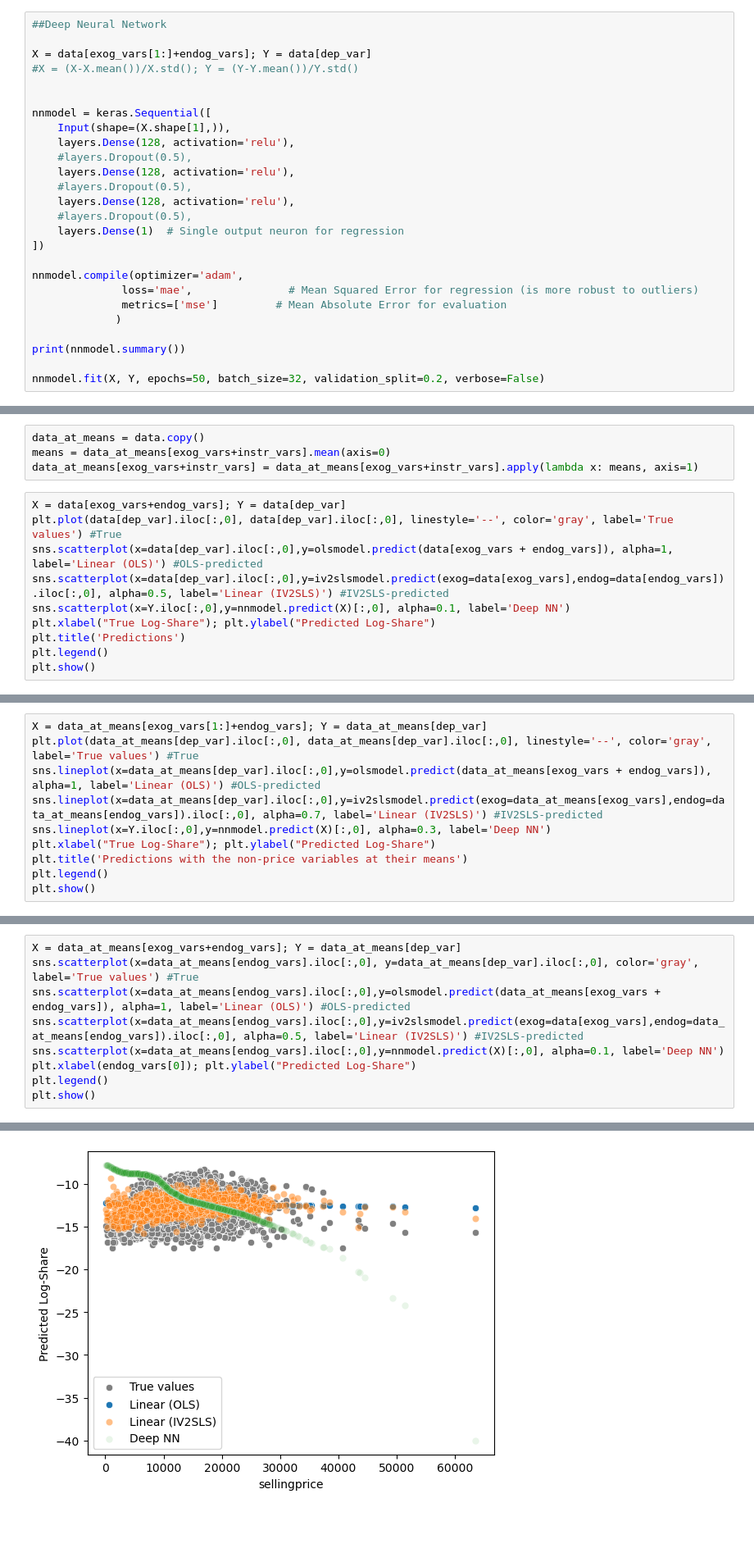
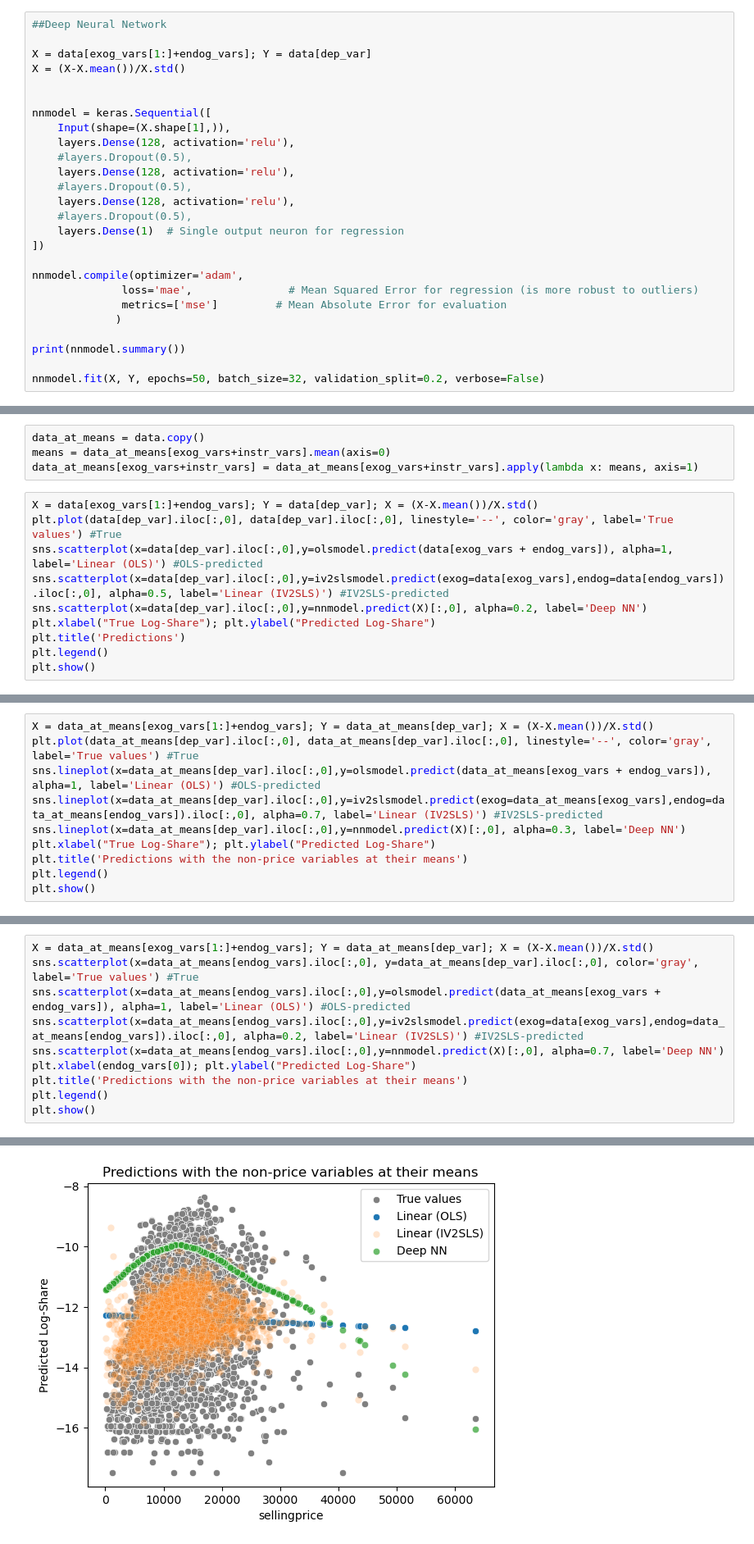
Before and after one commit to raphaelzerbato/AI_Workshop, a Jupyter notebook: car_price_prossessing.ipynb, the cells around one changed output, grey strips where cells are left out. Shown at 82% size. Cells and saved outputs as stored; diff of their text form; blank space fills up the shorter version.

```diff
--- a/car_price_prossessing.ipynb
+++ b/car_price_prossessing.ipynb
@@ -587,7 +593,7 @@ Beta_IV
 ##Deep Neural Network
 
 X = data[exog_vars[1:]+endog_vars]; Y = data[dep_var]
-#X = (X-X.mean())/X.std(); Y = (Y-Y.mean())/Y.std()
+X = (X-X.mean())/X.std()
 
 
 nnmodel = keras.Sequential([
@@ -652,11 +663,11 @@ data_at_means = data.copy()
 means = data_at_means[exog_vars+instr_vars].mean(axis=0)
 data_at_means[exog_vars+instr_vars] = data_at_means[exog_vars+instr_vars].apply(lambda x: means, axis=1)
 # %%
-X = data[exog_vars+endog_vars]; Y = data[dep_var]
+X = data[exog_vars[1:]+endog_vars]; Y = data[dep_var]; X = (X-X.mean())/X.std()
 plt.plot(data[dep_var].iloc[:,0], data[dep_var].iloc[:,0], linestyle='--', color='gray', label='True values') #True
 sns.scatterplot(x=data[dep_var].iloc[:,0],y=olsmodel.predict(data[exog_vars + endog_vars]), alpha=1, label='Linear (OLS)') #OLS-predicted
 sns.scatterplot(x=data[dep_var].iloc[:,0],y=iv2slsmodel.predict(exog=data[exog_vars],endog=data[endog_vars]).iloc[:,0], alpha=0.5, label='Linear (IV2SLS)') #IV2SLS-predicted
-sns.scatterplot(x=Y.iloc[:,0],y=nnmodel.predict(X)[:,0], alpha=0.1, label='Deep NN')
+sns.scatterplot(x=data[dep_var].iloc[:,0],y=nnmodel.predict(X)[:,0], alpha=0.2, label='Deep NN')
 plt.xlabel("True Log-Share"); plt.ylabel("Predicted Log-Share")
 plt.title('Predictions')
 plt.legend()
@@ -667,9 +678,9 @@ plt.show()
 # %%
-X = data_at_means[exog_vars[1:]+endog_vars]; Y = data_at_means[dep_var]
+X = data_at_means[exog_vars[1:]+endog_vars]; Y = data_at_means[dep_var]; X = (X-X.mean())/X.std()
 plt.plot(data_at_means[dep_var].iloc[:,0], data_at_means[dep_var].iloc[:,0], linestyle='--', color='gray', label='True values') #True
 sns.lineplot(x=data_at_means[dep_var].iloc[:,0],y=olsmodel.predict(data_at_means[exog_vars + endog_vars]), alpha=1, label='Linear (OLS)') #OLS-predicted
 sns.lineplot(x=data_at_means[dep_var].iloc[:,0],y=iv2slsmodel.predict(exog=data_at_means[exog_vars],endog=data_at_means[endog_vars]).iloc[:,0], alpha=0.7, label='Linear (IV2SLS)') #IV2SLS-predicted
-sns.lineplot(x=Y.iloc[:,0],y=nnmodel.predict(X)[:,0], alpha=0.3, label='Deep NN')
+sns.lineplot(x=data_at_means[dep_var].iloc[:,0],y=nnmodel.predict(X)[:,0], alpha=0.3, label='Deep NN')
 plt.xlabel("True Log-Share"); plt.ylabel("Predicted Log-Share")
 plt.title('Predictions with the non-price variables at their means')
 plt.legend()
@@ -680,10 +691,11 @@ plt.show()
 # %%
-X = data_at_means[exog_vars+endog_vars]; Y = data_at_means[dep_var]
+X = data_at_means[exog_vars[1:]+endog_vars]; Y = data_at_means[dep_var]; X = (X-X.mean())/X.std()
 sns.scatterplot(x=data_at_means[endog_vars].iloc[:,0], y=data_at_means[dep_var].iloc[:,0], color='gray', label='True values') #True
 sns.scatterplot(x=data_at_means[endog_vars].iloc[:,0],y=olsmodel.predict(data_at_means[exog_vars + endog_vars]), alpha=1, label='Linear (OLS)') #OLS-predicted
-sns.scatterplot(x=data_at_means[endog_vars].iloc[:,0],y=iv2slsmodel.predict(exog=data[exog_vars],endog=data_at_means[endog_vars]).iloc[:,0], alpha=0.5, label='Linear (IV2SLS)') #IV2SLS-predicted
-sns.scatterplot(x=data_at_means[endog_vars].iloc[:,0],y=nnmodel.predict(X)[:,0], alpha=0.1, label='Deep NN')
+sns.scatterplot(x=data_at_means[endog_vars].iloc[:,0],y=iv2slsmodel.predict(exog=data[exog_vars],endog=data_at_means[endog_vars]).iloc[:,0], alpha=0.2, label='Linear (IV2SLS)') #IV2SLS-predicted
+sns.scatterplot(x=data_at_means[endog_vars].iloc[:,0],y=nnmodel.predict(X)[:,0], alpha=0.7, label='Deep NN')
 plt.xlabel(endog_vars[0]); plt.ylabel("Predicted Log-Share")
+plt.title('Predictions with the non-price variables at their means')
 plt.legend()
 plt.show()
 # %% [output]
@@ -691 +703 @@ plt.show()
-[figure, old version]
+[figure, new version]
```
Also changed, not shown: parts of 10 cells of this notebook, 1 other file.
